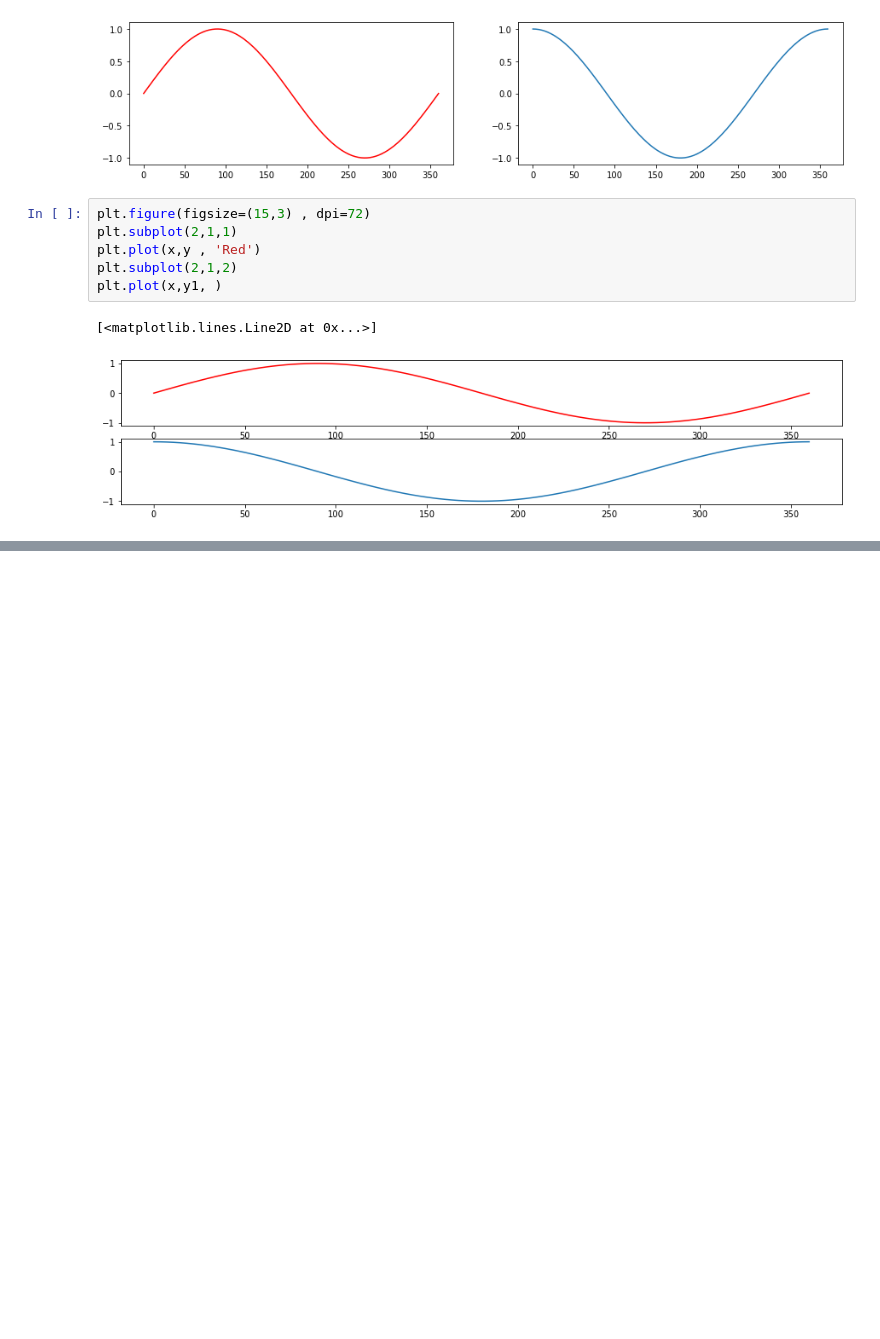
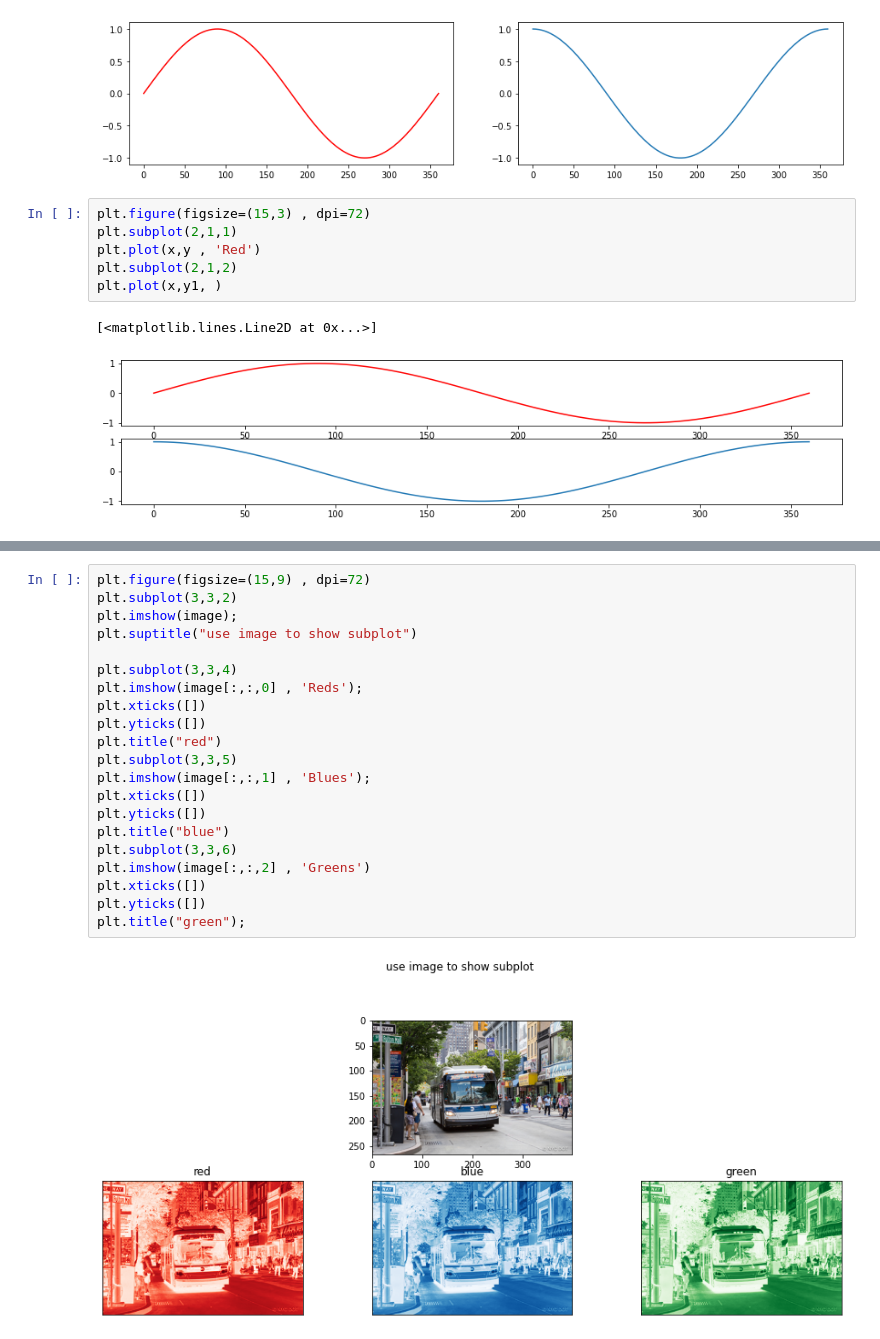
Before and after one commit to KiaShamaei/dataScience, a Jupyter notebook: mathplotlib/twinx.ipynb, the cells around one changed output, grey strips where cells are left out. Drawn from its saved outputs; the diff is of its cells as text; blank space fills up the shorter version.

```diff
--- a/mathplotlib/twinx.ipynb
+++ b/mathplotlib/twinx.ipynb
@@ -26,0 +34,23 @@ plt.plot(x,y1, )
+# %%
+plt.figure(figsize=(15,9) , dpi=72)
+plt.subplot(3,3,2)
+plt.imshow(image);
+plt.suptitle("use image to show subplot")
+
+plt.subplot(3,3,4)
+plt.imshow(image[:,:,0] , 'Reds');
+plt.xticks([])
+plt.yticks([])
+plt.title("red")
+plt.subplot(3,3,5)
+plt.imshow(image[:,:,1] , 'Blues');
+plt.xticks([])
+plt.yticks([])
+plt.title("blue")
+plt.subplot(3,3,6)
+plt.imshow(image[:,:,2] , 'Greens')
+plt.xticks([])
+plt.yticks([])
+plt.title("green");
+# %% [output]
+[figure, added]
```
Also changed, not shown: parts of 4 cells of this notebook, 1 other file.
